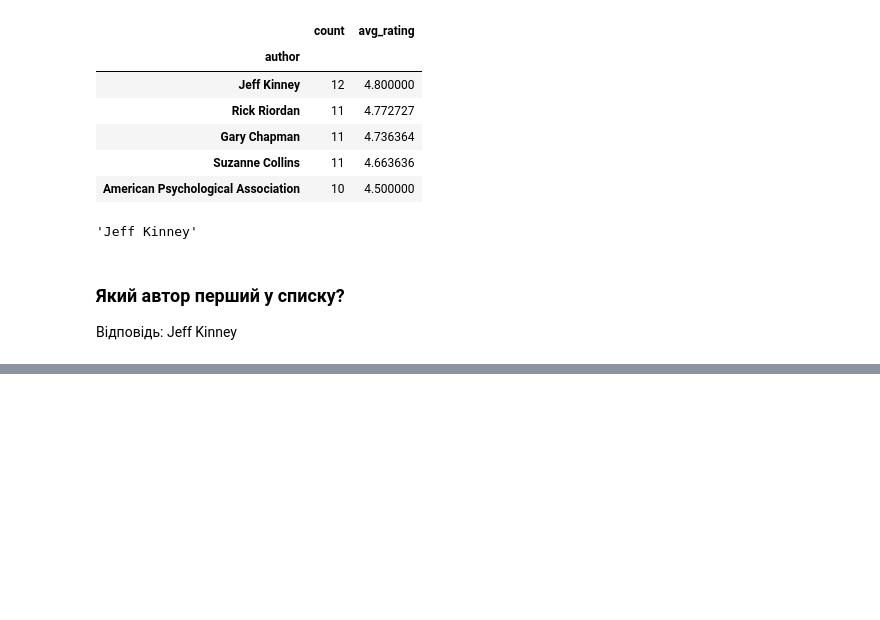
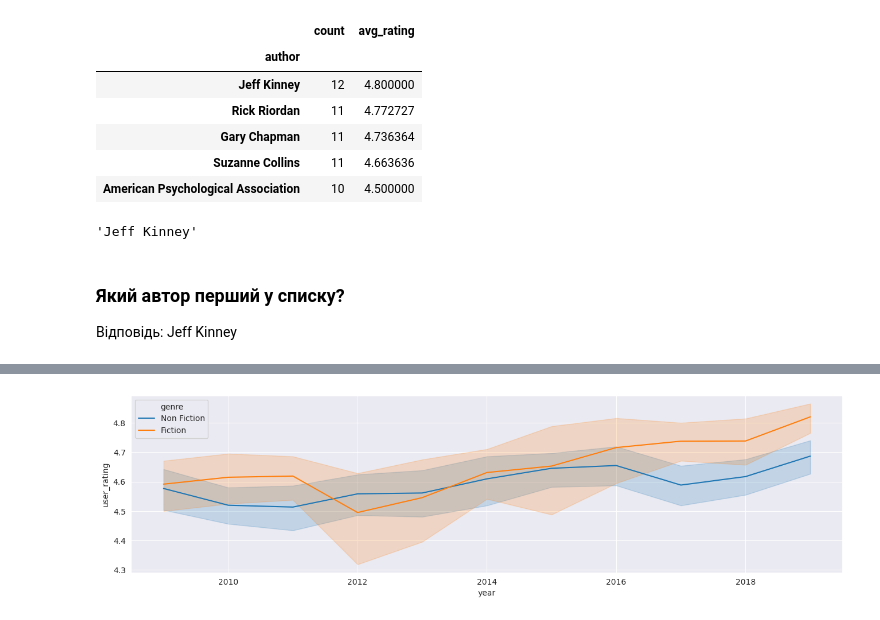
Before and after one commit to lexxai/goit_python_ds_hw_02, a Jupyter notebook: Hw2.3.ipynb, the cells around one changed output, grey strips where cells are left out. Cells and saved outputs as stored; diff of their text form; code cells hidden in the pictures; blank space fills up the shorter version.

```diff
--- a/Hw2.3.ipynb
+++ b/Hw2.3.ipynb
@@ -394,0 +399,7 @@ df_d.index[0]
+# %%
+%matplotlib inline
+
+import matplotlib.pyplot as plt
+import seaborn as sns
+
+sns.set_style("darkgrid")
@@ -394,0 +422,6 @@ df_d.index[0]
+# %%
+plt.figure(figsize=(16,4))
+sns.lineplot(data=df, x="year", y="user_rating", hue="genre")
+plt.show()
+# %% [output]
+[figure, added]
```
Also changed, not shown: parts of 6 cells of this notebook.
